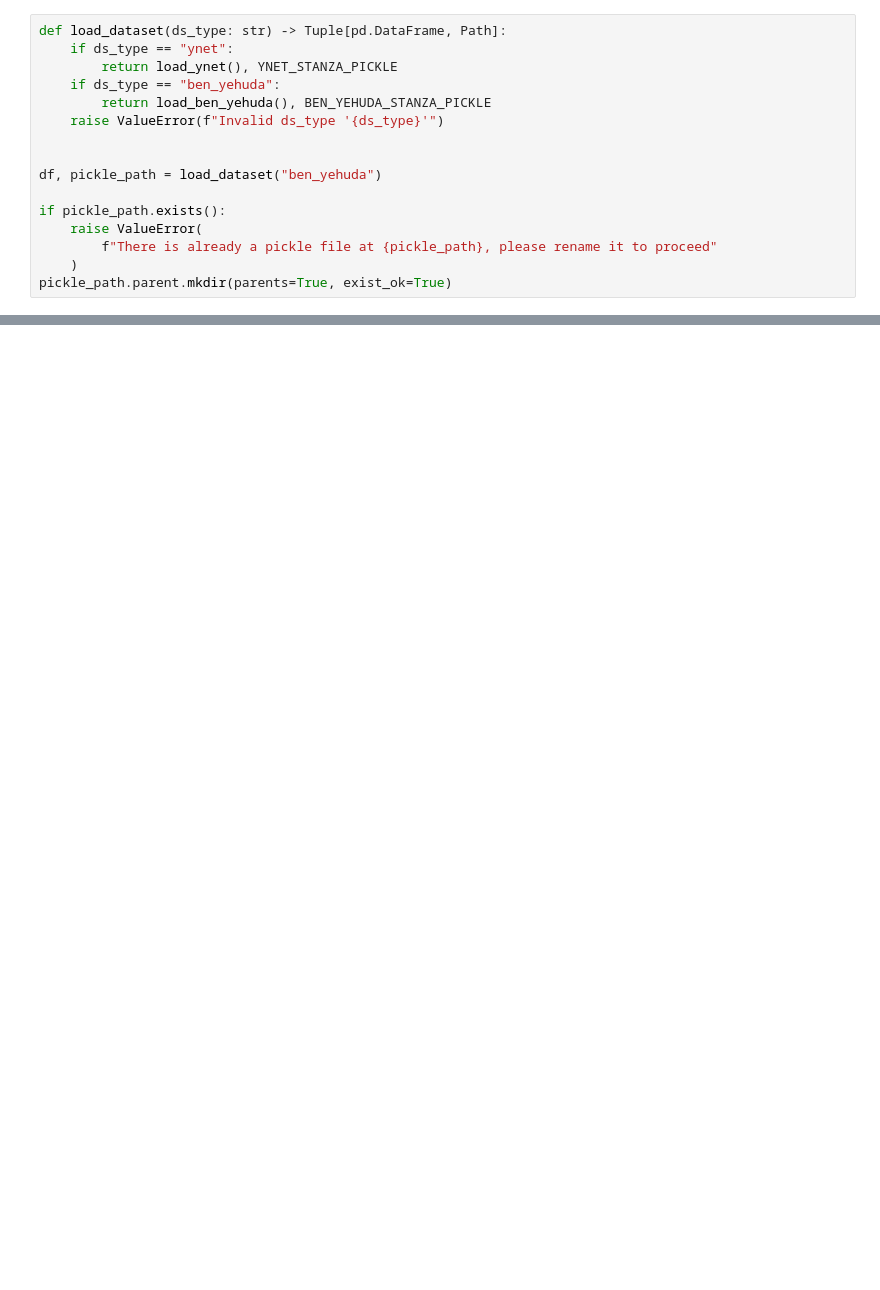
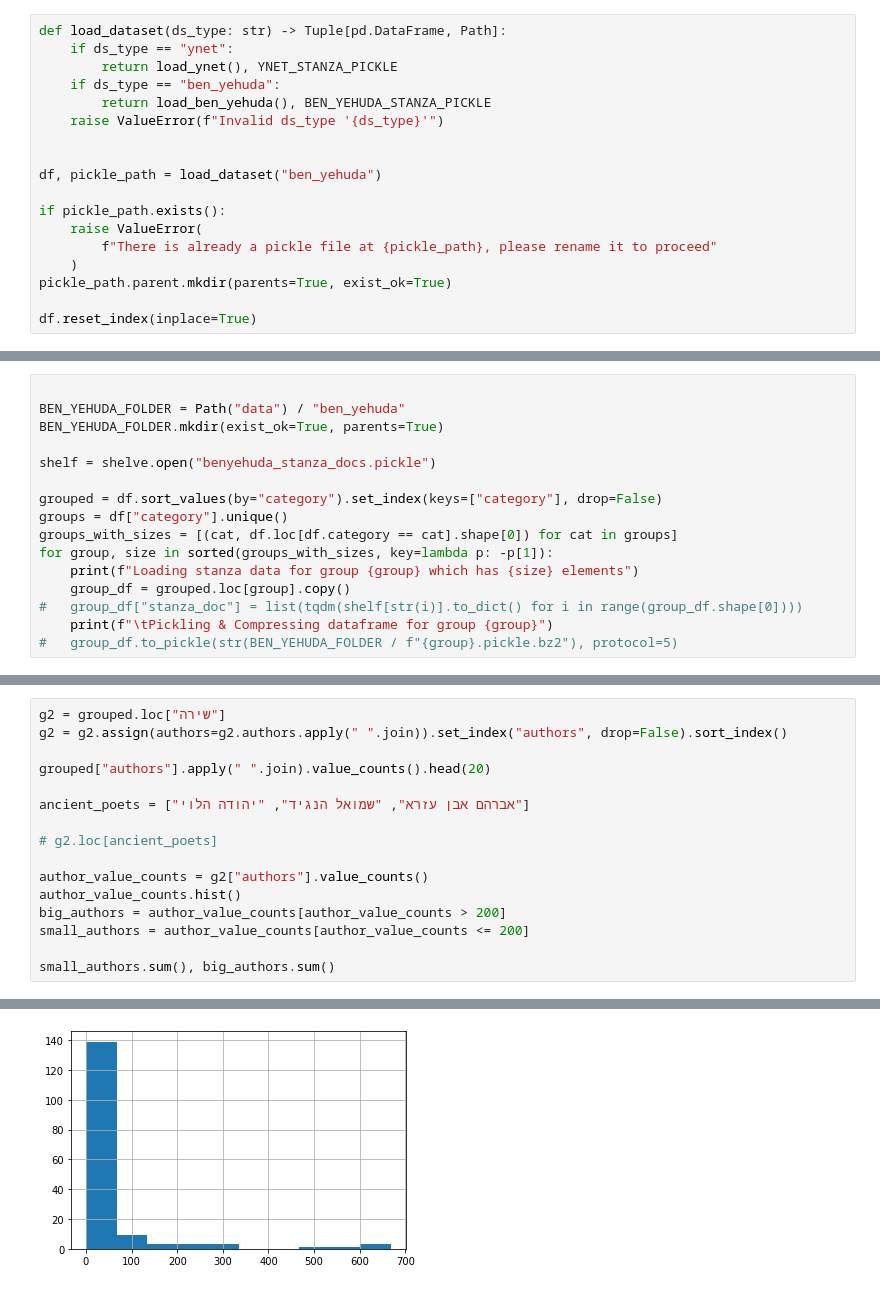
Before and after one commit to nmdanny/hnlp_proj, a Jupyter notebook: stanza_process.ipynb, the cells around one changed output, grey strips where cells are left out. Cells and saved outputs as stored; diff of their text form; blank space fills up the shorter version.

```diff
--- a/stanza_process.ipynb
+++ b/stanza_process.ipynb
@@ -48,5 +49,7 @@ if pickle_path.exists():
         f"There is already a pickle file at {pickle_path}, please rename it to proceed"
     )
 pickle_path.parent.mkdir(parents=True, exist_ok=True)
+
+df.reset_index(inplace=True)
 # %%
 pipeline = get_stanza_pipeline(Processing.StanzaLemma, use_gpu=True)
@@ -108,0 +94,16 @@ with bz2.open(pickle_path, "wb") as pickle_f:
+# %%
+
+BEN_YEHUDA_FOLDER = Path("data") / "ben_yehuda"
+BEN_YEHUDA_FOLDER.mkdir(exist_ok=True, parents=True)
+
+shelf = shelve.open("benyehuda_stanza_docs.pickle")
+
+grouped = df.sort_values(by="category").set_index(keys=["category"], drop=False)
+groups = df["category"].unique()
+groups_with_sizes = [(cat, df.loc[df.category == cat].shape[0]) for cat in groups]
+for group, size in sorted(groups_with_sizes, key=lambda p: -p[1]):
+	print(f"Loading stanza data for group {group} which has {size} elements")
+	group_df = grouped.loc[group].copy()
+# 	group_df["stanza_doc"] = list(tqdm(shelf[str(i)].to_dict() for i in range(group_df.shape[0])))
+	print(f"\tPickling & Compressing dataframe for group {group}")
+# 	group_df.to_pickle(str(BEN_YEHUDA_FOLDER / f"{group}.pickle.bz2"), protocol=5)
@@ -108,0 +120,17 @@ with bz2.open(pickle_path, "wb") as pickle_f:
+# %%
+g2 = grouped.loc["שירה"]
+g2 = g2.assign(authors=g2.authors.apply(" ".join)).set_index("authors", drop=False).sort_index()
+
+grouped["authors"].apply(" ".join).value_counts().head(20)
+
+ancient_poets = ["אברהם אבן עזרא", "שמואל הנגיד", "יהודה הלוי"]
+
+# g2.loc[ancient_poets]
+
+author_value_counts = g2["authors"].value_counts()
+author_value_counts.hist()
+big_authors = author_value_counts[author_value_counts > 200]
+small_authors = author_value_counts[author_value_counts <= 200]
+
+small_authors.sum(), big_authors.sum()
+# %% [output]
@@ -108,0 +138 @@ with bz2.open(pickle_path, "wb") as pickle_f:
+[figure, added]
```
Also changed, not shown: parts of 6 cells of this notebook, 8 other files.
